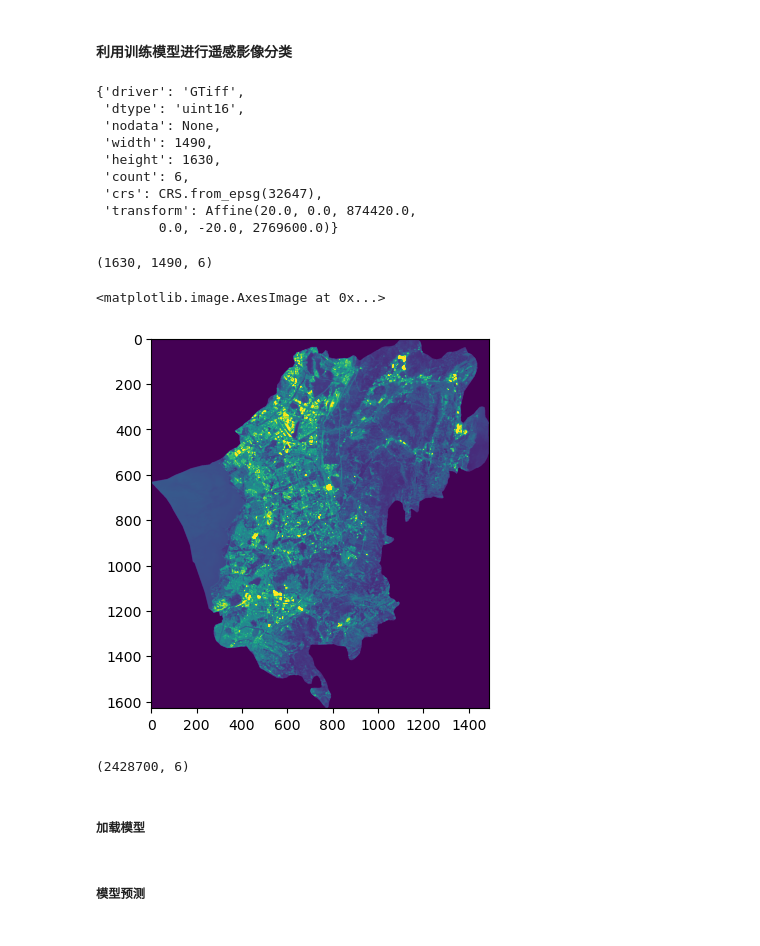
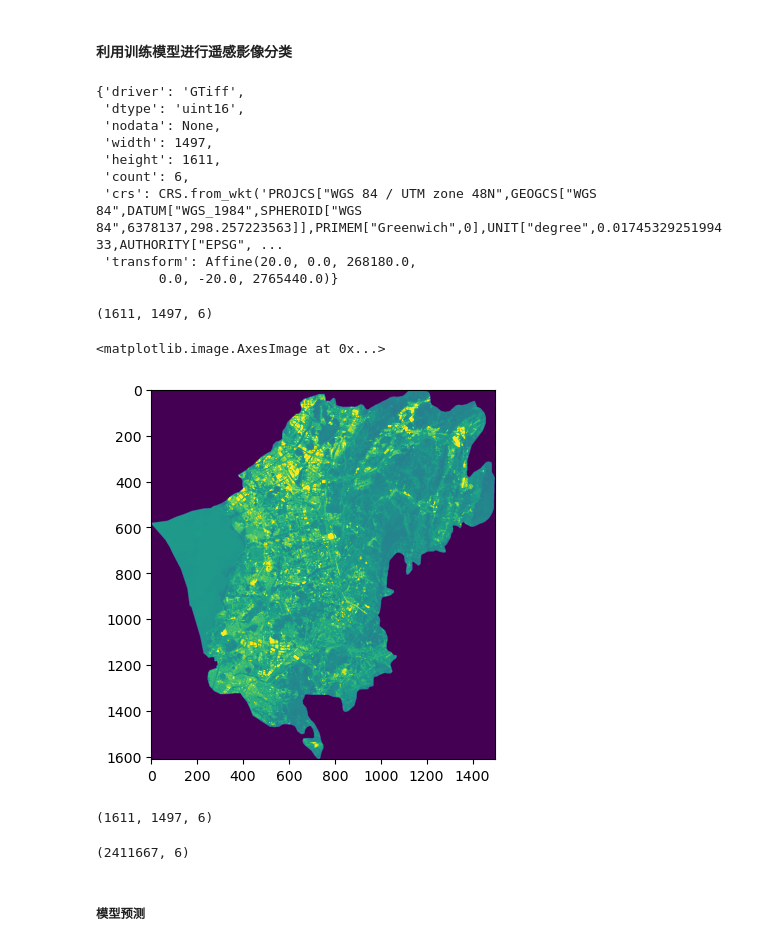
Before and after one commit to xinluo2018/open-source-gis-course, a Jupyter notebook: 第7章-机器学习与遥感影像分类-6课时/3_rsimg_classification.ipynb, the cells around one changed output. Cells and saved outputs as stored; diff of their text form; code cells hidden in the pictures.

```diff
--- a/第7章-机器学习与遥感影像分类-6课时/3_rsimg_classification.ipynb
+++ b/第7章-机器学习与遥感影像分类-6课时/3_rsimg_classification.ipynb
@@ -9,6 +9,6 @@ from matplotlib import colors
 # %%
 path_model = 'data/Section-7/model_rf.pickle'
-path_rsimg= 'data/Section-7/s2_chenggong_20200411_6bands_20m.tif'
+path_rsimg= 'data/Section-7/s2_kunming_chenggong_6bands_20m.tif'
 # %%
 ## 读入栅格数据
 rsimg_rio = rio.open(path_rsimg)
@@ -17,31 +17,32 @@ rsimg_rio.meta
 {'driver': 'GTiff',
  'dtype': 'uint16',
  'nodata': None,
- 'width': 1490,
- 'height': 1630,
+ 'width': 1497,
+ 'height': 1611,
  'count': 6,
- 'crs': CRS.from_epsg(32647),
- 'transform': Affine(20.0, 0.0, 874420.0,
-        0.0, -20.0, 2769600.0)}
+ 'crs': CRS.from_wkt('PROJCS["WGS 84 / UTM zone 48N",GEOGCS["WGS 84",DATUM["WGS_1984",SPHEROID["WGS 84",6378137,298.257223563]],PRIMEM["Greenwich",0],UNIT["degree",0.0174532925199433,AUTHORITY["EPSG", ...
+ 'transform': Affine(20.0, 0.0, 268180.0,
+        0.0, -20.0, 2765440.0)}
 # %%
 rsimg_arr = rsimg_rio.read()
 rsimg_arr = rsimg_arr.transpose(1,2,0)
 rsimg_arr.shape
 # %% [output]
-(1630, 1490, 6)
+(1611, 1497, 6)
 # %%
-plt.imshow(rsimg_arr[:,:,0], vmax=2000)
+plt.imshow(rsimg_arr[:,:,0], vmax=3000)
 # %% [output]
 <matplotlib.image.AxesImage at 0x...>
-[figure, old version]
+[figure, new version]
 # %%
 ### 归一化
-rsimg_arr_nor = rsimg_arr/(rsimg_arr.max()-rsimg_arr.min())
+rsimg_arr_nor = rsimg_arr/(10000-0)
+rsimg_arr_nor.shape
+# %% [output]
+(1611, 1497, 6)
 # %%
-rsimg_arr_2d = np.reshape(rsimg_arr_nor, (-1,6))
+rsimg_arr_2d = rsimg_arr_nor.reshape(-1,6)
 rsimg_arr_2d.shape
 # %% [output]
-(2428700, 6)
+(2411667, 6)
-# %% [markdown]
-##### 加载模型
 # %%
```
Also changed, not shown: parts of 9 cells of this notebook, 12 other files.
